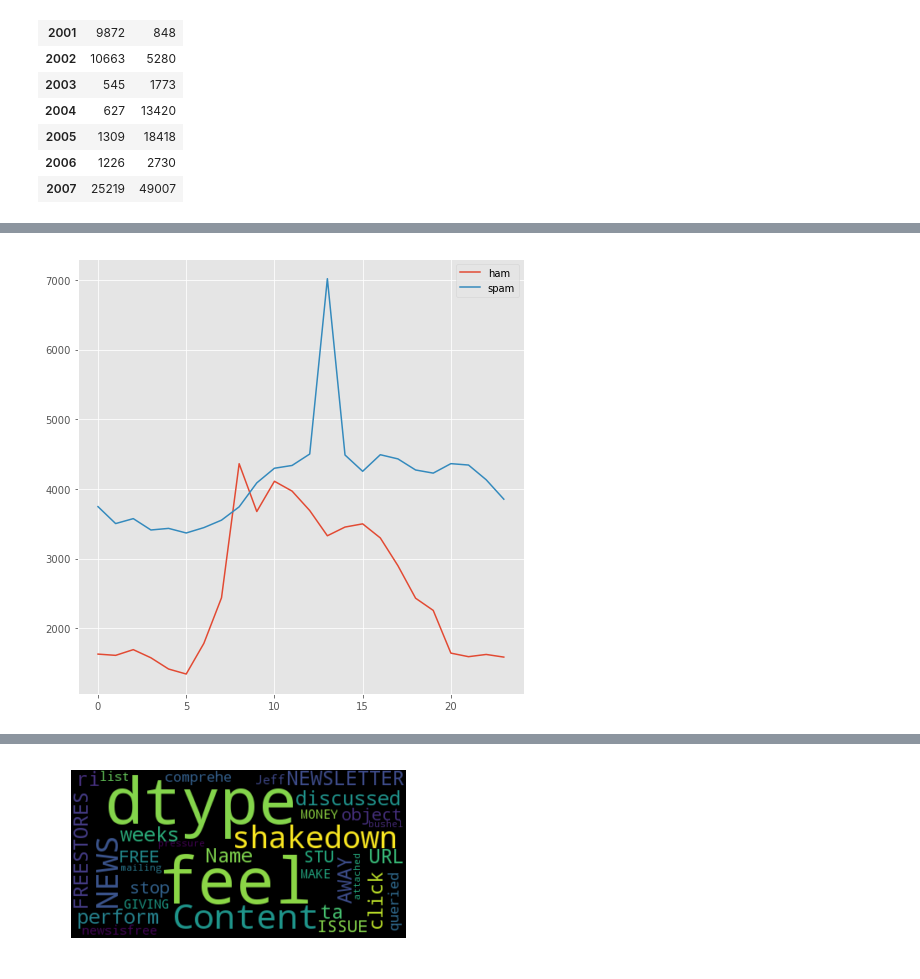
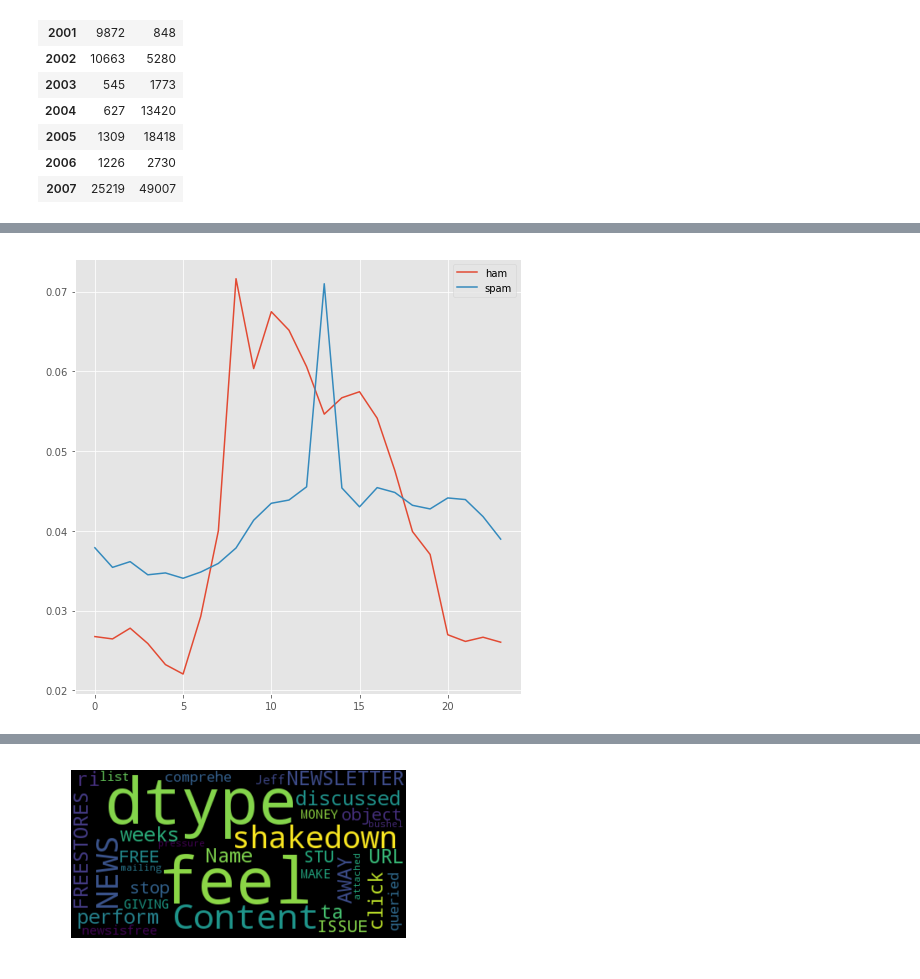
Before and after one commit to aenni0409/208-final-project-kapa, a Jupyter notebook: STA208_Project_Anita_Analysis.ipynb, the cells around one changed output, grey strips where cells are left out. Cells and saved outputs as stored; diff of their text form; code cells hidden in the pictures.

Commit message:
Plot

```diff
--- a/STA208_Project_Anita_Analysis.ipynb
+++ b/STA208_Project_Anita_Analysis.ipynb
@@ -60,9 +55,3 @@ pd.DataFrame(year_count,index=['1999','2000','2001','2002','2003','2004','2005',
 | 2005 | 1309 | 18418 |
 | 2006 | 1226 | 2730 |
 | 2007 | 25219 | 49007 |
-# %%
-year_count = []
-for i in ['1999','2000','2001','2002','2003','2004','2005','2006','2007']:
-          c=collections.Counter(data[data['Year']==i]['Classification'])
-          year_count.append(c)
-pd.DataFrame(year_count,index=['1999','2000','2001','2002','2003','2004','2005','2006','2007'])
@@ -80,19 +58,21 @@ pd.DataFrame(year_count,index=['1999','2000','2001','2002','2003','2004','2005',
 # %%
 hour_count = []
 hour  = ['00','01','02','03','04','05','06','07','08','09','10','11',
          '12','13','14','15','16','17','18','19','20','21','22','23']
 for i in hour :
           c=collections.Counter(data[data['Hour']==i]['Classification'])
           hour_count.append(c)
 hour_count = pd.DataFrame(hour_count,index=hour)
 
+
+
 fig = plt.figure(figsize=[8,8])
-line1, = plt.plot(hour_count['ham'], label='ham')
-line2, = plt.plot(hour_count['spam'], label='spam')
+line1, = plt.plot(hour_count['ham']/sum(hour_count['ham']), label='ham')
+line2, = plt.plot(hour_count['spam']/sum(hour_count['spam']), label='spam')
 plt.legend()
 plt.show()
 # %% [output]
-[figure, old version]
+[figure, new version]
 # %%
 wd_count = []
 wd  = ['Mon','Tue','Wed','Thu','Fri','Sat','Sun']
```
Also changed, not shown: parts of 4 cells of this notebook.
